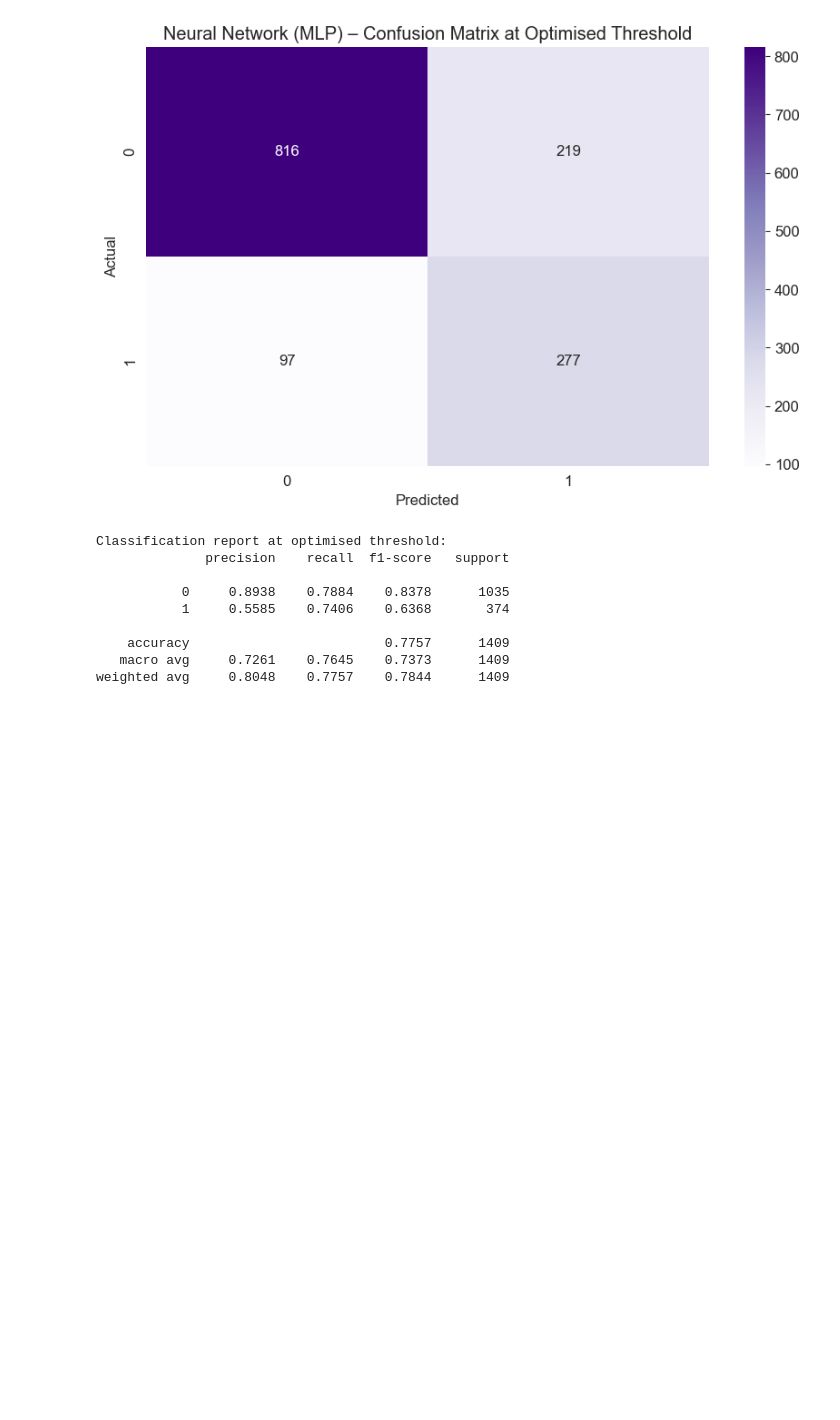
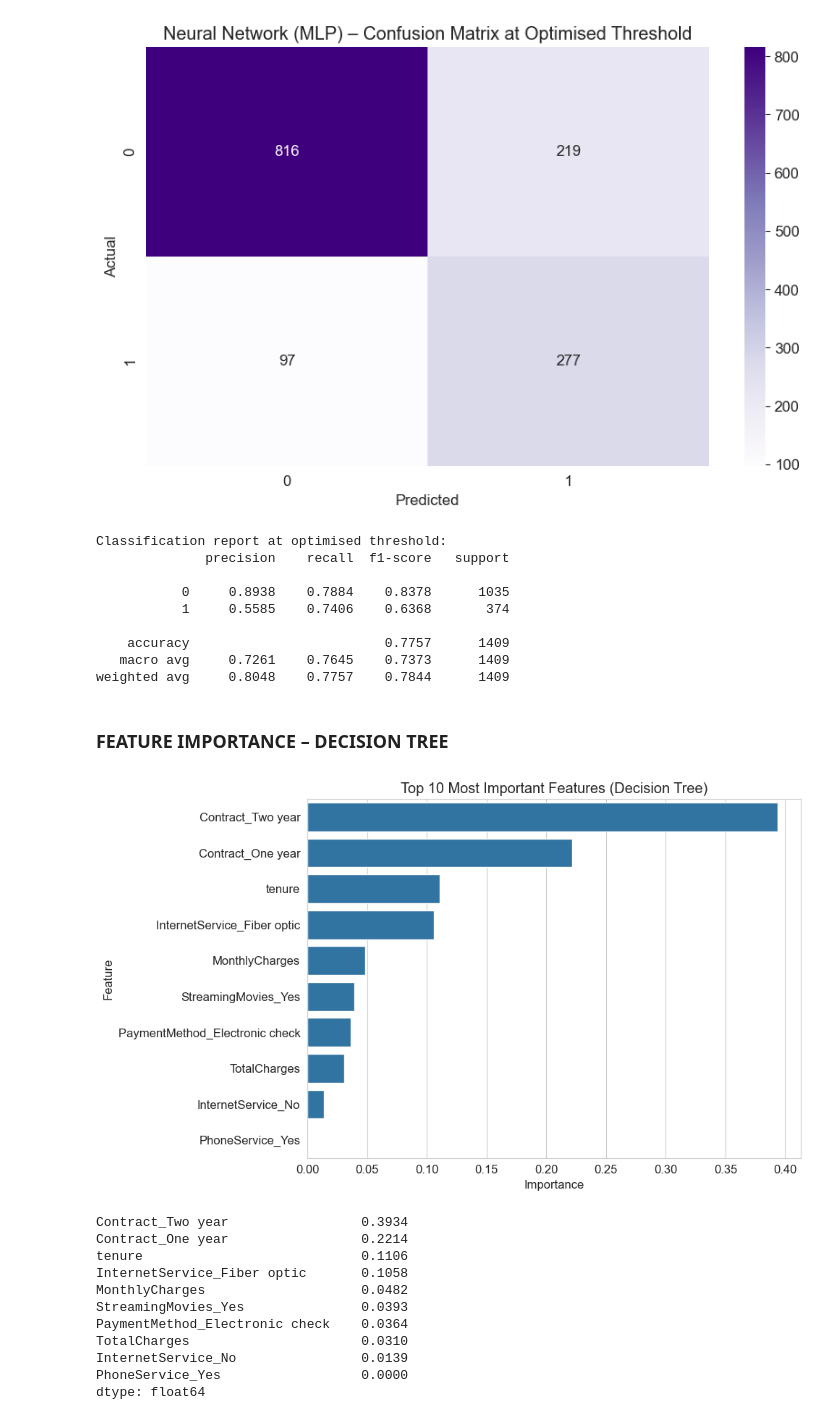
Before and after one commit to Pudamya/CM2604_ML_CW_2425595, a Jupyter notebook: Neural_Network_&_Decision_Tree.ipynb, the cells around one changed output. Cells and saved outputs as stored; diff of their text form; code cells hidden in the pictures; blank space fills up the shorter version.

Commit message:
Feature importance- decision tree

```diff
--- a/Neural_Network_&_Decision_Tree.ipynb
+++ b/Neural_Network_&_Decision_Tree.ipynb
@@ -443,3 +443,39 @@ Classification report at optimised threshold:
     accuracy                         0.7757      1409
    macro avg     0.7261    0.7645    0.7373      1409
 weighted avg     0.8048    0.7757    0.7844      1409
+# %% [markdown]
+### FEATURE IMPORTANCE – DECISION TREE
+# %%
+# Top 10 Important Features
+feature_importances = pd.Series(
+    best_dt.feature_importances_,
+    index=X.columns
+).sort_values(ascending=False)
+
+top_n = 10
+plt.figure(figsize=(10, 6))
+sns.barplot(
+    x=feature_importances.head(top_n),
+    y=feature_importances.head(top_n).index,
+    orient="h"
+)
+plt.title(f"Top {top_n} Most Important Features (Decision Tree)")
+plt.xlabel("Importance")
+plt.ylabel("Feature")
+plt.tight_layout()
+plt.show()
+
+display(feature_importances.head(top_n).round(4))
+# %% [output]
+[figure, added]
+Contract_Two year                 0.3934
+Contract_One year                 0.2214
+tenure                            0.1106
+InternetService_Fiber optic       0.1058
+MonthlyCharges                    0.0482
+StreamingMovies_Yes               0.0393
+PaymentMethod_Electronic check    0.0364
+TotalCharges                      0.0310
+InternetService_No                0.0139
+PhoneService_Yes                  0.0000
+dtype: float64
```
